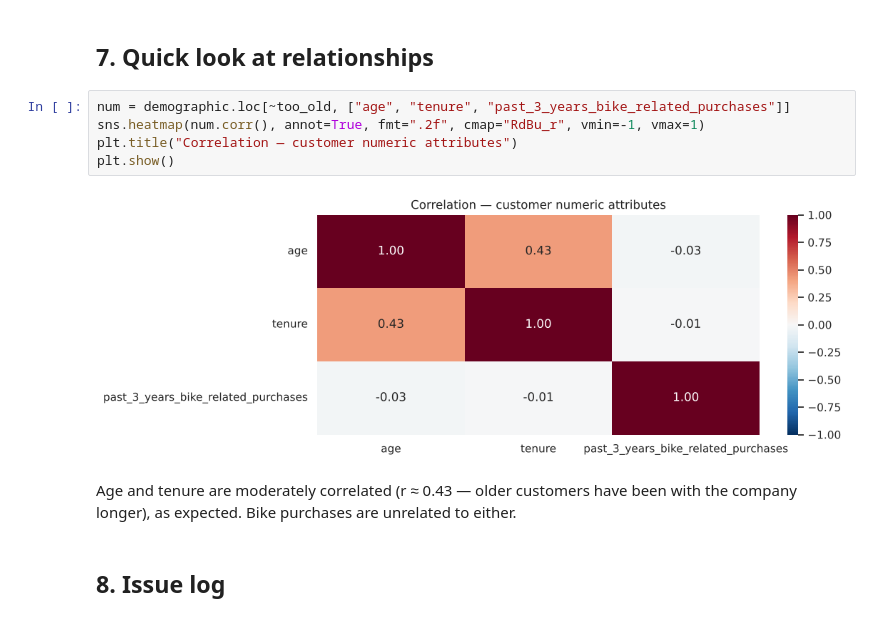
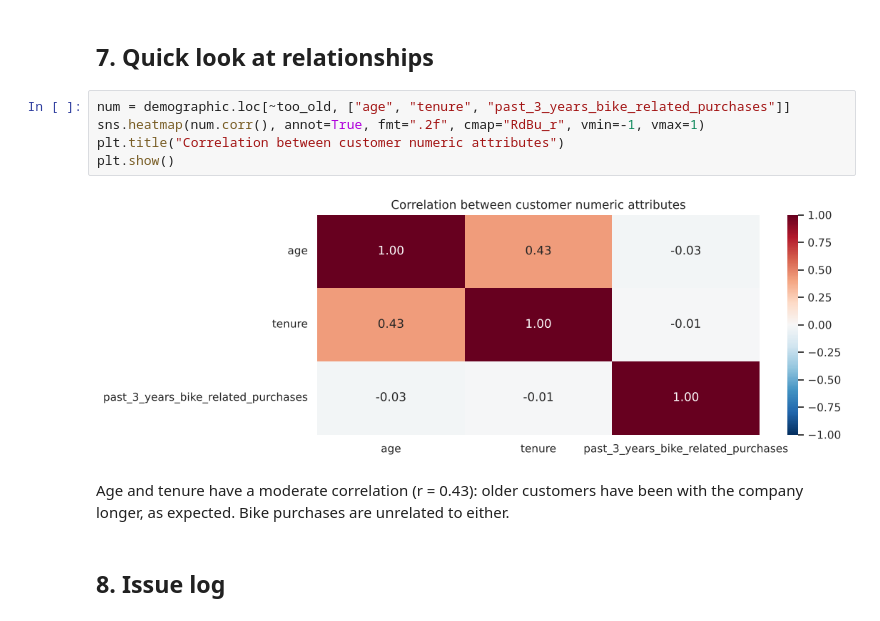
Before and after one commit to TiagoPhys/Data-Analysis-Portfolio, a Jupyter notebook: 04-data-quality-assessment-kpmg/data_quality_assessment.ipynb, the cells around one changed output. Cells and saved outputs as stored; diff of their text form.

```diff
--- a/04-data-quality-assessment-kpmg/data_quality_assessment.ipynb
+++ b/04-data-quality-assessment-kpmg/data_quality_assessment.ipynb
@@ -305,12 +305,12 @@ log("CustomerAddress / Demographic", "customer_id", "Integrity", "Customers pres
 # %%
 num = demographic.loc[~too_old, ["age", "tenure", "past_3_years_bike_related_purchases"]]
 sns.heatmap(num.corr(), annot=True, fmt=".2f", cmap="RdBu_r", vmin=-1, vmax=1)
-plt.title("Correlation — customer numeric attributes")
+plt.title("Correlation between customer numeric attributes")
 plt.show()
 # %% [output]
-[figure, old version]
+[figure, new version]
 # %% [markdown]
-Age and tenure are moderately correlated (r ≈ 0.43 — older customers have been with the company longer), as expected. Bike purchases are unrelated to either.
+Age and tenure have a moderate correlation (r = 0.43): older customers have been with the company longer, as expected. Bike purchases are unrelated to either.
 # %% [markdown]
 ## 8. Issue log
 # %%
```
Also changed, not shown: parts of 11 cells of this notebook, 11 other files.
